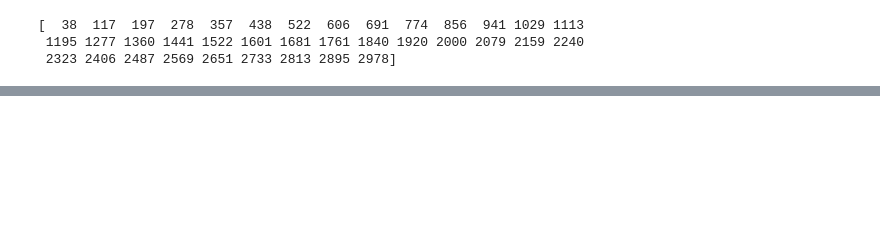
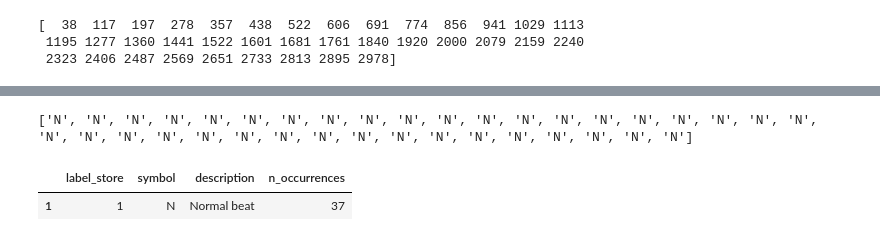
Before and after one commit to pap1rana/arrhythmia-detection, a Jupyter notebook: heartbeat-slicer.ipynb, the cells around one changed output, grey strips where cells are left out. Cells and saved outputs as stored; diff of their text form; code cells hidden in the pictures; blank space fills up the shorter version.

```diff
--- a/heartbeat-slicer.ipynb
+++ b/heartbeat-slicer.ipynb
@@ -105,0 +117,9 @@ print(annotation.sample - sliced.peak_indices)
+# %%
+print(annotation.symbol)
+# %% [output]
+['N', 'N', 'N', 'N', 'N', 'N', 'N', 'N', 'N', 'N', 'N', 'N', 'N', 'N', 'N', 'N', 'N', 'N', 'N', 'N', 'N', 'N', 'N', 'N', 'N', 'N', 'N', 'N', 'N', 'N', 'N', 'N', 'N', 'N', 'N', 'N', 'N']
+# %%
+annotation.contained_labels
+# %% [output]
+|  | label_store | symbol | description | n_occurrences |
+| 1 | 1 | N | Normal beat | 37 |
```
Also changed, not shown: parts of 13 cells of this notebook.
